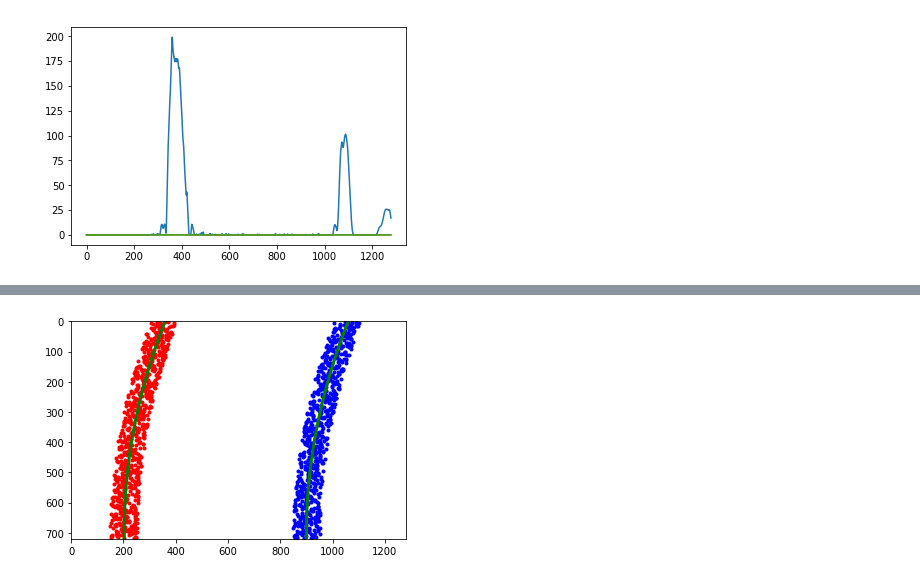
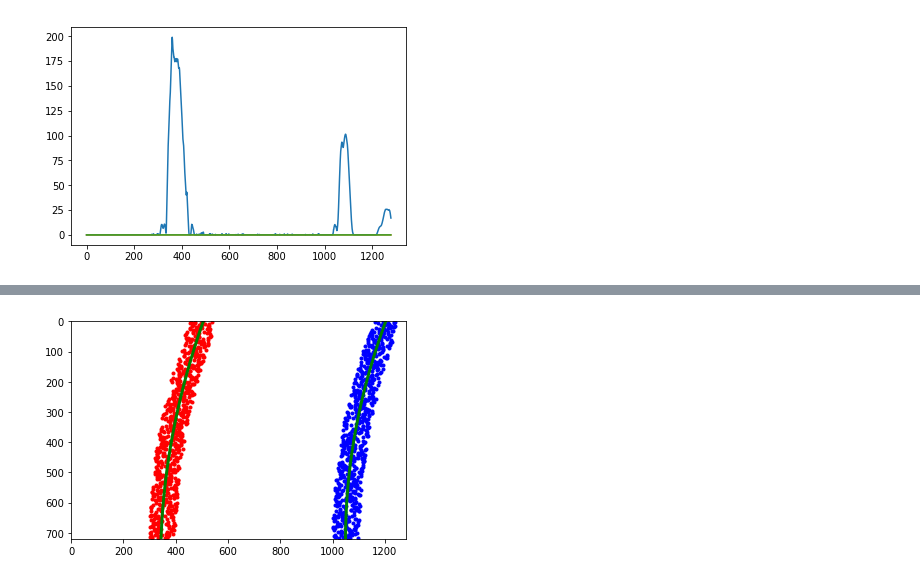
Before and after one commit to Gryton/carnd-advanced-lane-lines, a Jupyter notebook: project.ipynb, the cells around one changed output, grey strips where cells are left out. Cells and saved outputs as stored; diff of their text form; code cells hidden in the pictures.

```diff
--- a/project.ipynb
+++ b/project.ipynb
@@ -510,37 +538,37 @@ True
 # %%
-import numpy as np
-import matplotlib.pyplot as plt
-# Generate some fake data to represent lane-line pixels
-ploty = np.linspace(0, 719, num=720)# to cover same y-range as image
-quadratic_coeff = 3e-4 # arbitrary quadratic coefficient
-# For each y position generate random x position within +/-50 pix
-# of the line base position in each case (x=200 for left, and x=900 for right)
-leftx = np.array([200 + (y**2)*quadratic_coeff + np.random.randint(-50, high=51)
-                              for y in ploty])
-rightx = np.array([900 + (y**2)*quadratic_coeff + np.random.randint(-50, high=51)
-                                for y in ploty])
-
-leftx = leftx[::-1]  # Reverse to match top-to-bottom in y
-rightx = rightx[::-1]  # Reverse to match top-to-bottom in y
-
-
-# Fit a second order polynomial to pixel positions in each fake lane line
-left_fit = np.polyfit(ploty, leftx, 2)
-left_fitx = left_fit[0]*ploty**2 + left_fit[1]*ploty + left_fit[2]
-right_fit = np.polyfit(ploty, rightx, 2)
-right_fitx = right_fit[0]*ploty**2 + right_fit[1]*ploty + right_fit[2]
-
-# Plot up the fake data
-mark_size = 3
-plt.plot(leftx, ploty, 'o', color='red', markersize=mark_size)
-plt.plot(rightx, ploty, 'o', color='blue', markersize=mark_size)
-plt.xlim(0, 1280)
-plt.ylim(0, 720)
-plt.plot(left_fitx, ploty, color='green', linewidth=3)
-plt.plot(right_fitx, ploty, color='green', linewidth=3)
-plt.gca().invert_yaxis() # to visualize as we do the images
+# import numpy as np
+# import matplotlib.pyplot as plt
+# # Generate some fake data to represent lane-line pixels
+# ploty = np.linspace(0, 719, num=720)# to cover same y-range as image
+# quadratic_coeff = 3e-4 # arbitrary quadratic coefficient
+# # For each y position generate random x position within +/-50 pix
+# # of the line base position in each case (x=200 for left, and x=900 for right)
+# leftx = np.array([350 + (y**2)*quadratic_coeff + np.random.randint(-50, high=51)
+#                               for y in ploty])
+# rightx = np.array([1050 + (y**2)*quadratic_coeff + np.random.randint(-50, high=51)
+#                                 for y in ploty])
+#
+# leftx = leftx[::-1]  # Reverse to match top-to-bottom in y
+# rightx = rightx[::-1]  # Reverse to match top-to-bottom in y
+#
+#
+# # Fit a second order polynomial to pixel positions in each fake lane line
+# left_fit = np.polyfit(ploty, leftx, 2)
+# left_fitx = left_fit[0]*ploty**2 + left_fit[1]*ploty + left_fit[2]
+# right_fit = np.polyfit(ploty, rightx, 2)
+# right_fitx = right_fit[0]*ploty**2 + right_fit[1]*ploty + right_fit[2]
+#
+# # Plot up the fake data
+# mark_size = 3
+# plt.plot(leftx, ploty, 'o', color='red', markersize=mark_size)
+# plt.plot(rightx, ploty, 'o', color='blue', markersize=mark_size)
+# plt.xlim(0, 1280)
+# plt.ylim(0, 720)
+# plt.plot(left_fitx, ploty, color='green', linewidth=3)
+# plt.plot(right_fitx, ploty, color='green', linewidth=3)
+# plt.gca().invert_yaxis() # to visualize as we do the images
 # %% [output]
-[figure, old version]
+[figure, new version]
 # %%
 # Define y-value where we want radius of curvature
 # I'll choose the maximum y-value, corresponding to the bottom of the image
```
Also changed, not shown: parts of 26 cells of this notebook.
